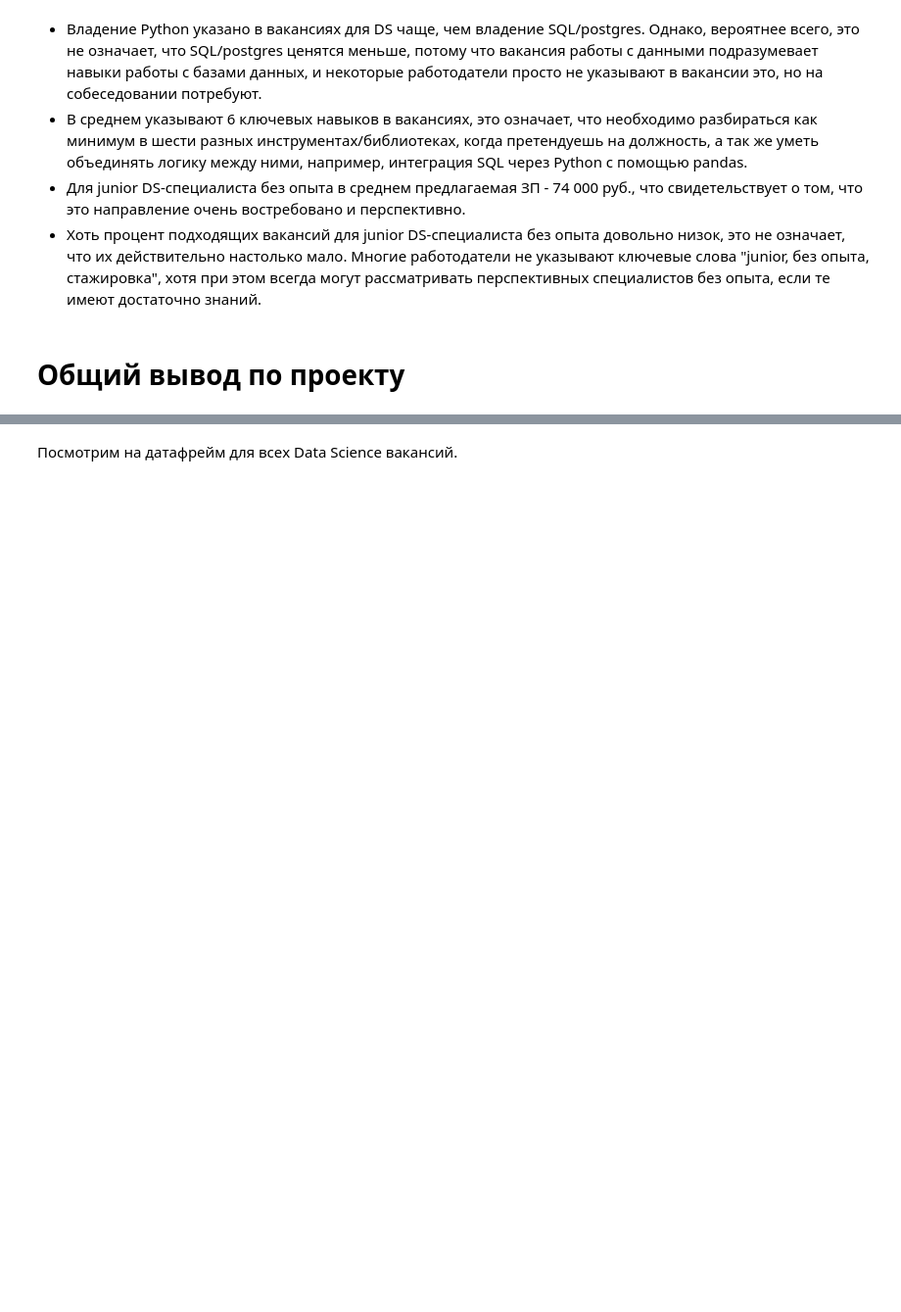
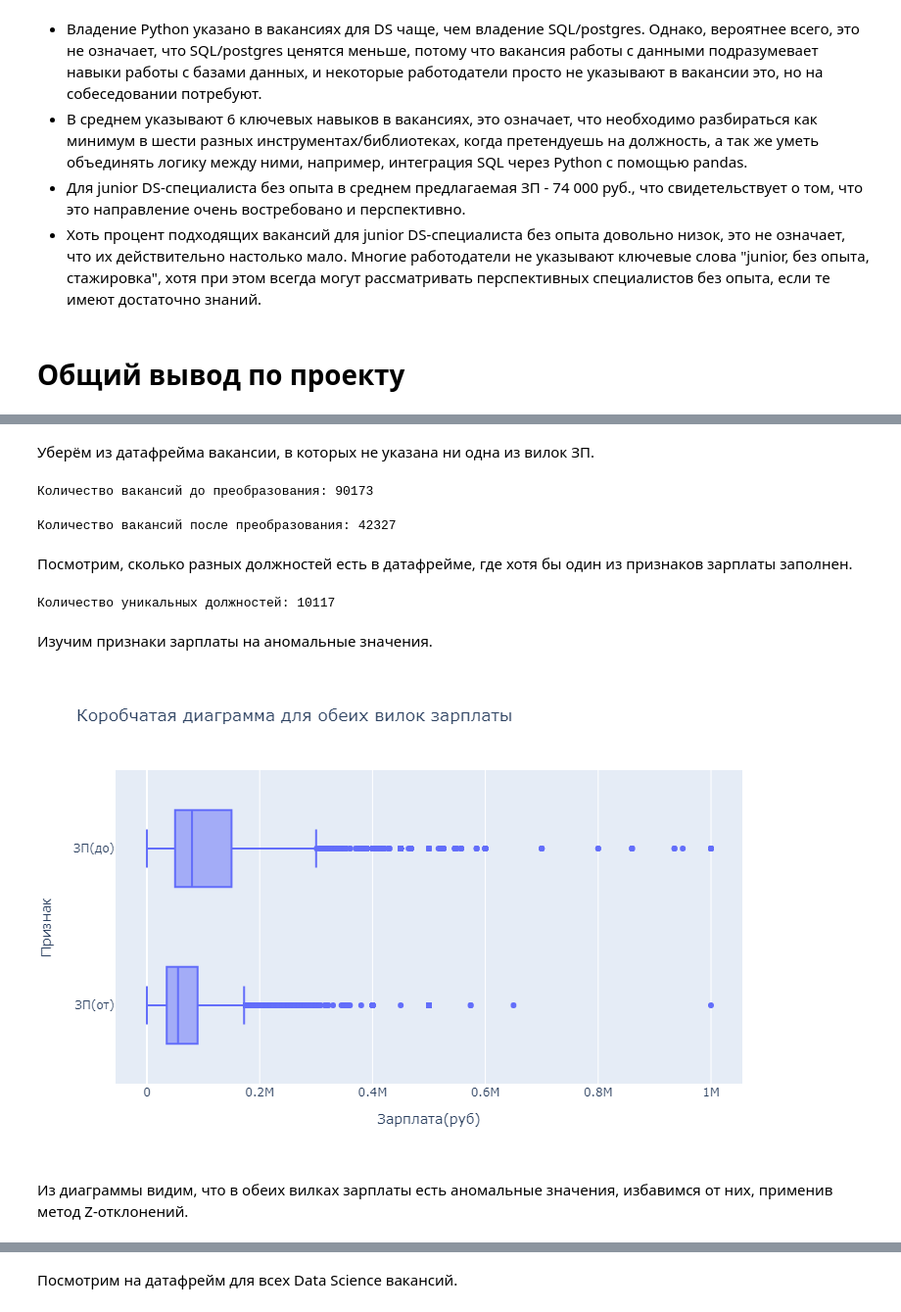
Before and after one commit to ScReameer/HH-DataScience-project-2, a Jupyter notebook: Project_2_Анализ_вакансий_HH.ipynb, the cells around one changed output, grey strips where cells are left out. Shown at 98% size. Drawn from its saved outputs; the diff is of its cells as text; code cells hidden in the pictures; blank space fills up the shorter version.

```diff
--- a/Project_2_Анализ_вакансий_HH.ipynb
+++ b/Project_2_Анализ_вакансий_HH.ipynb
@@ -644,0 +659,24 @@ print(
+# %%
+full_query = f'''
+    SELECT
+        v.id,
+        v.name "Должность",
+        v.key_skills "Ключевые навыки",
+        v.schedule "График",
+        v.experience "Опыт",
+        v.employment "Занятость",
+        v.salary_from "ЗП(от)",
+        v.salary_to "ЗП(до)",
+        a.name "Регион",
+        e.name "Работодатель",
+        i.name "Сферы деятельности"
+    FROM
+        public.vacancies v
+        LEFT JOIN public.areas a ON v.area_id = a.id
+        LEFT JOIN public.employers e ON v.employer_id = e.id
+        LEFT JOIN public.employers_industries ei ON e.id = ei.employer_id
+        LEFT JOIN public.industries i ON ei.industry_id = i.id
+'''
+# %%
+full_vacancies = pd.read_sql_query(full_query, connection)
+full_vacancies.head()
@@ -644,0 +690,35 @@ print(
+# %% [markdown]
+Уберём из датафрейма вакансии, в которых не указана ни одна из вилок ЗП.
+# %%
+print('Количество вакансий до преобразования:', full_vacancies.shape[0])
+# %% [output]
+Количество вакансий до преобразования: 90173
+# %%
+salary_not_na_mask = full_vacancies['ЗП(до)'].notna() | full_vacancies['ЗП(от)'].notna()
+full_vacancies = full_vacancies[salary_not_na_mask]
+print('Количество вакансий после преобразования:', full_vacancies.shape[0])
+# %% [output]
+Количество вакансий после преобразования: 42327
+# %% [markdown]
+Посмотрим, сколько разных должностей есть в датафрейме, где хотя бы один из признаков зарплаты заполнен.
+# %%
+position_count = full_vacancies['Должность'].value_counts().shape[0]
+print('Количество уникальных должностей:', position_count)
+# %% [output]
+Количество уникальных должностей: 10117
+# %% [markdown]
+Изучим признаки зарплаты на аномальные значения.
+# %%
+salary_to_box = px.box(
+    full_vacancies,
+    x=['ЗП(от)','ЗП(до)'],
+    title='Коробчатая диаграмма для обеих вилок зарплаты',
+    labels={'variable': 'Признак', 'value': 'Зарплата(руб)'},
+    width=800,
+    height=500
+)
+salary_to_box.show()
+# %% [output]
+[figure, added]
+# %% [markdown]
+Из диаграммы видим, что в обеих вилках зарплаты есть аномальные значения, избавимся от них, применив метод Z-отклонений.
```
Also changed, not shown: parts of 40 cells of this notebook.
